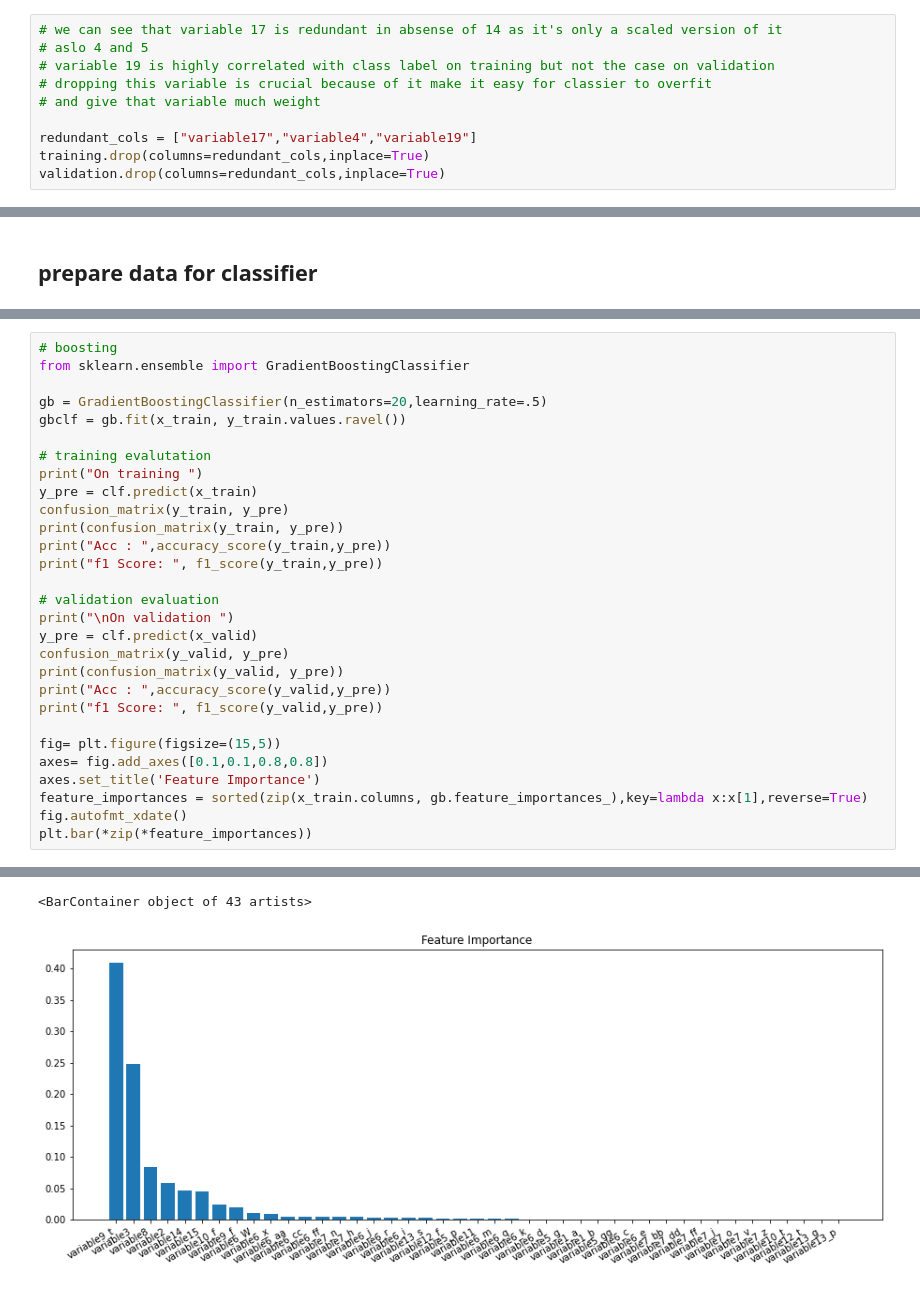
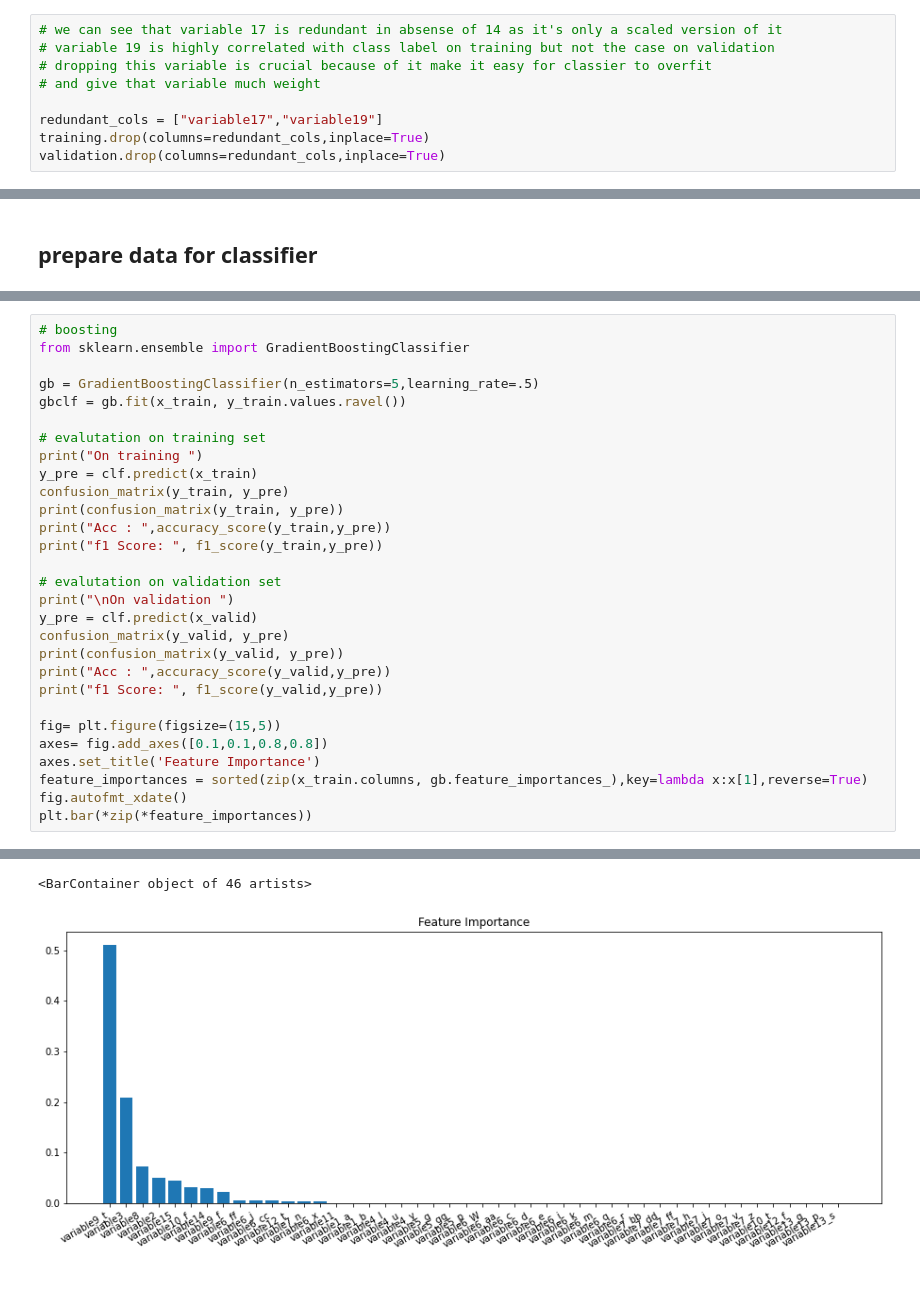
Before and after one commit to Shehabalaa/BinaryClassificationProblem-Task2, a Jupyter notebook: BinaryClassificationProblem-Task2.ipynb, the cells around one changed output, grey strips where cells are left out. Drawn from its saved outputs; the diff is of its cells as text.

```diff
--- a/BinaryClassificationProblem-Task2.ipynb
+++ b/BinaryClassificationProblem-Task2.ipynb
@@ -95,12 +93,11 @@ sn.heatmap(corrm,annot=True, ax=ax)
 [figure]
 # %%
 # we can see that variable 17 is redundant in absense of 14 as it's only a scaled version of it
-# aslo 4 and 5
 # variable 19 is highly correlated with class label on training but not the case on validation
 # dropping this variable is crucial because of it make it easy for classier to overfit
 # and give that variable much weight
 
-redundant_cols = ["variable17","variable4","variable19"]
+redundant_cols = ["variable17","variable19"]
 training.drop(columns=redundant_cols,inplace=True)
 validation.drop(columns=redundant_cols,inplace=True)
 # %%
@@ -308,10 +295,10 @@ f1 Score:  0.855721393034826
 # boosting
 from sklearn.ensemble import GradientBoostingClassifier
 
-gb = GradientBoostingClassifier(n_estimators=20,learning_rate=.5)
+gb = GradientBoostingClassifier(n_estimators=5,learning_rate=.5)
 gbclf = gb.fit(x_train, y_train.values.ravel())
 
-# training evalutation
+# evalutation on training set
 print("On training ")
 y_pre = clf.predict(x_train)
 confusion_matrix(y_train, y_pre)
@@ -319,7 +306,7 @@ print(confusion_matrix(y_train, y_pre))
 print("Acc : ",accuracy_score(y_train,y_pre))
 print("f1 Score: ", f1_score(y_train,y_pre))
 
-# validation evaluation
+# evalutation on validation set
 print("\nOn validation ")
 y_pre = clf.predict(x_valid)
 confusion_matrix(y_valid, y_pre)
@@ -348,5 +335,5 @@ f1 Score:  0.855721393034826
-<BarContainer object of 43 artists>
+<BarContainer object of 46 artists>
-[figure, old version]
+[figure, new version]
 # %% [markdown]
 It's obvouis that there is nolinear relation betwenn the class lable and some input variables so NN and boosting performed better that logistic regression
 
```
Also changed, not shown: parts of 9 cells of this notebook.
